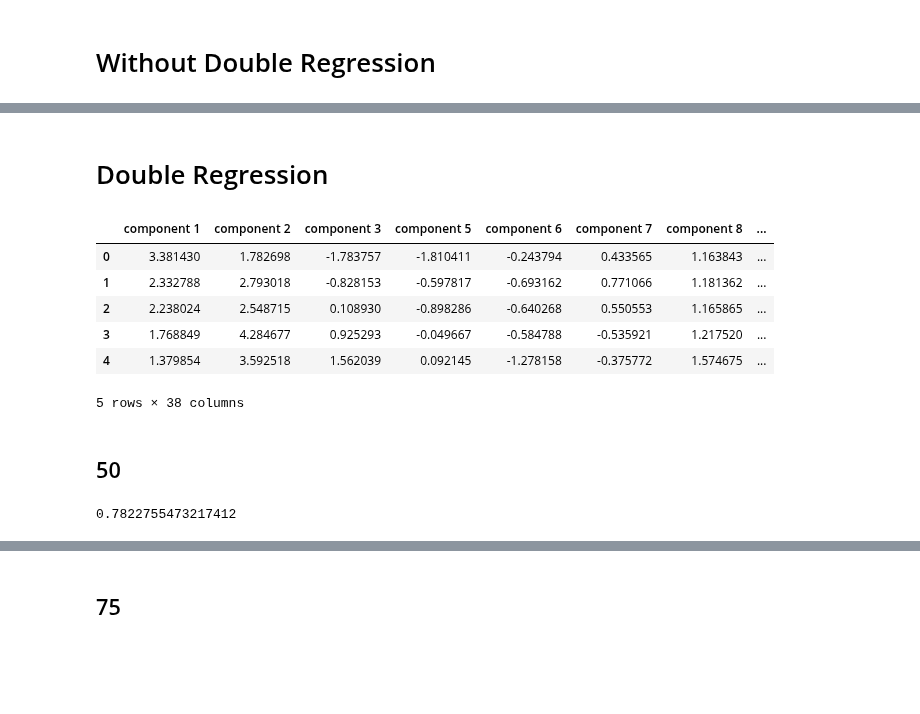
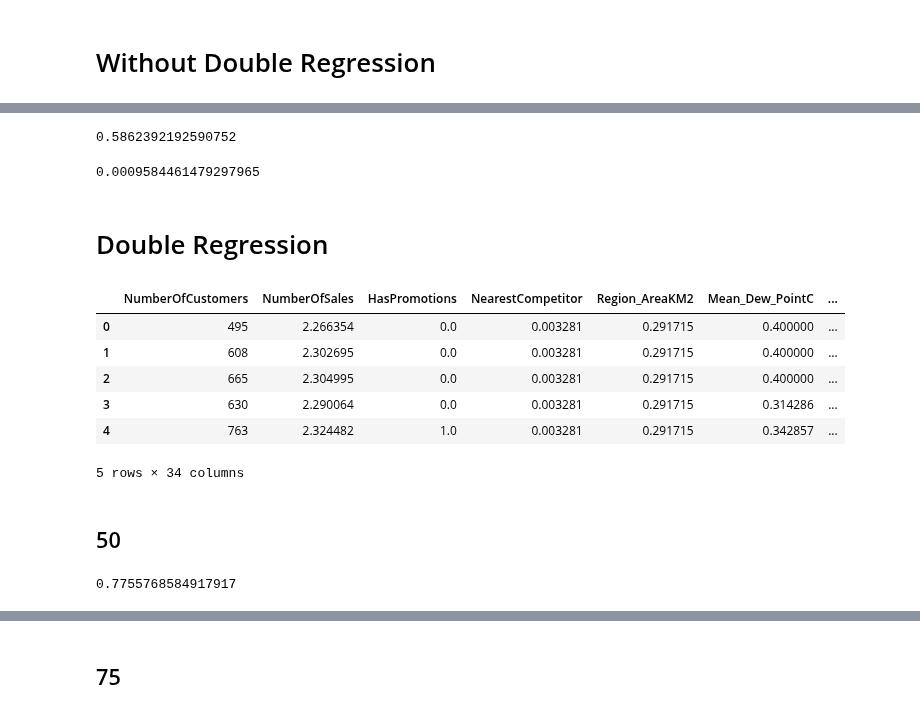
Before and after one commit to PietroMenchetti/DataMiningProject, a Jupyter notebook: NumberOfCustomers.ipynb, the cells around one changed output, grey strips where cells are left out. Drawn from its saved outputs; the diff is of its cells as text; code cells hidden in the pictures; blank space fills up the shorter version.

```diff
--- a/NumberOfCustomers.ipynb
+++ b/NumberOfCustomers.ipynb
@@ -6,5 +6,10 @@ import matplotlib.pyplot as plt
 from scipy import stats
 from sklearn.metrics import mean_squared_error
 import math
+# %%
+PCA = False
 # %%
-train = pd.read_csv('FinalTrain.csv',index_col=0)
+if PCA:
+    train = pd.read_csv('FinalPCATrain.csv',index_col=0)
+else:
+    train = pd.read_csv('FinalTrain.csv',index_col=0)
@@ -68,3 +67,12 @@ NumberOfSales.describe()
+# %%
+yp = m1.predict(test_data)
+print(str(r2_score(NumberOfSales,yp)))
+# %% [output]
+0.5862392192590752
+# %%
+print(str(mean_squared_error(NumberOfSales,yp)))
+# %% [output]
+0.0009584461479297965
 # %% [markdown]
 # Double Regression
 # %%
@@ -72,16 +80,20 @@ from sklearn.ensemble import RandomForestRegressor
 from sklearn import model_selection
 from sklearn.metrics import r2_score
 # %%
-train = pd.read_csv('FinalTrain.csv',index_col=0)
+if PCA:
+    train = pd.read_csv('FinalPCATrain.csv',index_col=0)
+else:
+    train = pd.read_csv('FinalTrain.csv',index_col=0)
+
 train.head()
 # %% [output]
-|  | component 1 | component 2 | component 3 | component 5 | component 6 | component 7 | component 8 | ... |
-| 0 | 3.381430 | 1.782698 | -1.783757 | -1.810411 | -0.243794 | 0.433565 | 1.163843 | ... |
-| 1 | 2.332788 | 2.793018 | -0.828153 | -0.597817 | -0.693162 | 0.771066 | 1.181362 | ... |
-| 2 | 2.238024 | 2.548715 | 0.108930 | -0.898286 | -0.640268 | 0.550553 | 1.165865 | ... |
-| 3 | 1.768849 | 4.284677 | 0.925293 | -0.049667 | -0.584788 | -0.535921 | 1.217520 | ... |
-| 4 | 1.379854 | 3.592518 | 1.562039 | 0.092145 | -1.278158 | -0.375772 | 1.574675 | ... |
+|  | NumberOfCustomers | NumberOfSales | HasPromotions | NearestCompetitor | Region_AreaKM2 | Mean_Dew_PointC | ... |
+| 0 | 495 | 2.266354 | 0.0 | 0.003281 | 0.291715 | 0.400000 | ... |
+| 1 | 608 | 2.302695 | 0.0 | 0.003281 | 0.291715 | 0.400000 | ... |
+| 2 | 665 | 2.304995 | 0.0 | 0.003281 | 0.291715 | 0.400000 | ... |
+| 3 | 630 | 2.290064 | 0.0 | 0.003281 | 0.291715 | 0.314286 | ... |
+| 4 | 763 | 2.324482 | 1.0 | 0.003281 | 0.291715 | 0.342857 | ... |
-5 rows × 38 columns
+5 rows × 34 columns
 # %% [markdown]
 ## 50
 # %%
@@ -108,4 +120,4 @@ m1.set_params(n_estimators=50)
 m1.fit(variables, target)
 m1.oob_score_
 # %% [output]
-0.7822755473217412
+0.7755768584917917
```
Also changed, not shown: parts of 25 cells of this notebook.
